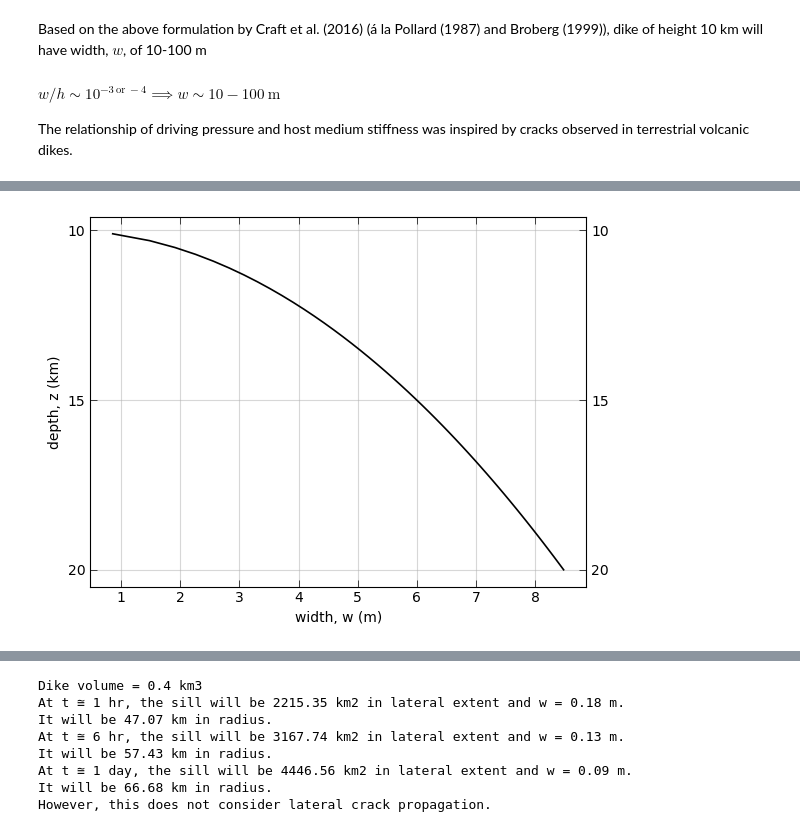
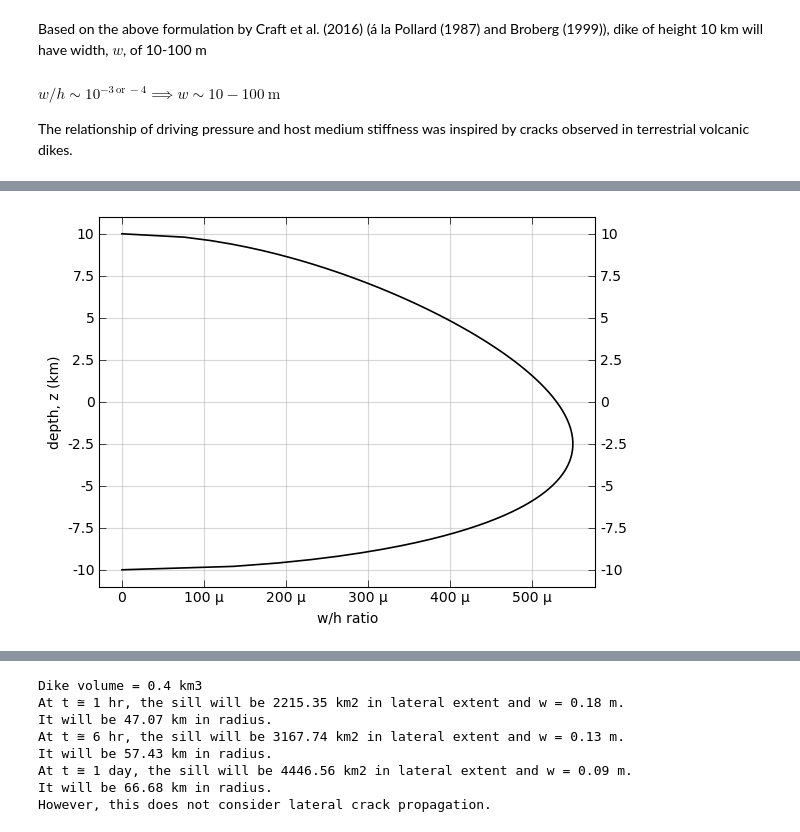
Before and after one commit to CottomR-et-al/Europa-ice-ocean-exchange, a Jupyter notebook: F25_Dikes_Europa.ipynb, the cells around one changed output, grey strips where cells are left out. Cells and saved outputs as stored; diff of their text form; code cells hidden in the pictures.

```diff
--- a/F25_Dikes_Europa.ipynb
+++ b/F25_Dikes_Europa.ipynb
@@ -772,29 +806,28 @@ ax.invert_yaxis()
 # %%
-# Lister and Kerr (1991) eqn 2
-H = 20e3
-overpressure = 1e6
-z = np.linspace(0, H-1, 100)
-heights = H - z
-m = G / (1 - nu)
-plt.figure()
+# Lister and Kerr (1991) eqn 13
 
-w = overpressure * heights / (m) * (1 - (z**2 / heights**2))**(1/2)
-w = np.abs(w)
-plt.plot(2*w, height/1e3, color='black', lw = 1.2, label=rf'P$_f$ = {overpressure/1e6:.2f} MPa')
+H = 20e3 # (m) total thickness
+h = np.linspace(-H/2, H/2, 100) # (m)
+P0 = rhoi * g * H # pressure at base
+overpressure = 2.5e6 # (Pa) overpressure, excess pressure from freezing
+hydrostatic_pressure = delta_rho_inv * g * h
+P_over = overpressure + 0.5*hydrostatic_pressure
+wxh = P_over / (G / (1 - nu)) * (1 - (h**2 / (H/2)**2))**(1/2)
+if np.any(P_over) > 0:
+    plt.plot(wxh, h/1e3, color='black', lw = 1.2, label=rf'ΔP$_0$ = {overpressure/1e6:.1f} MPa')
 lines = ax.get_lines()
 ax = plt.gca()
 if lines:
     labelLines(lines, align=True, fontsize=10, color='black')
 ax.yaxis.set_major_formatter(StrMethodFormatter('{x:g}'))
-ax.xaxis.set_major_formatter(StrMethodFormatter('{x:g}'))
+ax.xaxis.set_major_formatter(EngFormatter())
 plt.ylabel('depth, z (km)')
-plt.xlabel('width, w (m)')
+plt.xlabel('w/h ratio')
 ax.tick_params(which='major', length=5, width=0.5, direction='in', top=True, right=True, labelright=True)
 ax.tick_params(which='minor', length=3, width=0.5, direction='in', top=True, right=True)
-ax.yaxis.set_major_locator(FixedLocator([0, 5, 10, 15, 20]))
+ax.yaxis.set_major_locator(AutoLocator())
 ax.yaxis.set_minor_formatter(NullFormatter())
 ax.grid(which='major', alpha=0.5)
 ax.grid(which='minor', alpha=0.2)
-ax.invert_yaxis()
 # %% [output]
-[figure, old version]
+[figure, new version]
```
Also changed, not shown: parts of 11 cells of this notebook.
